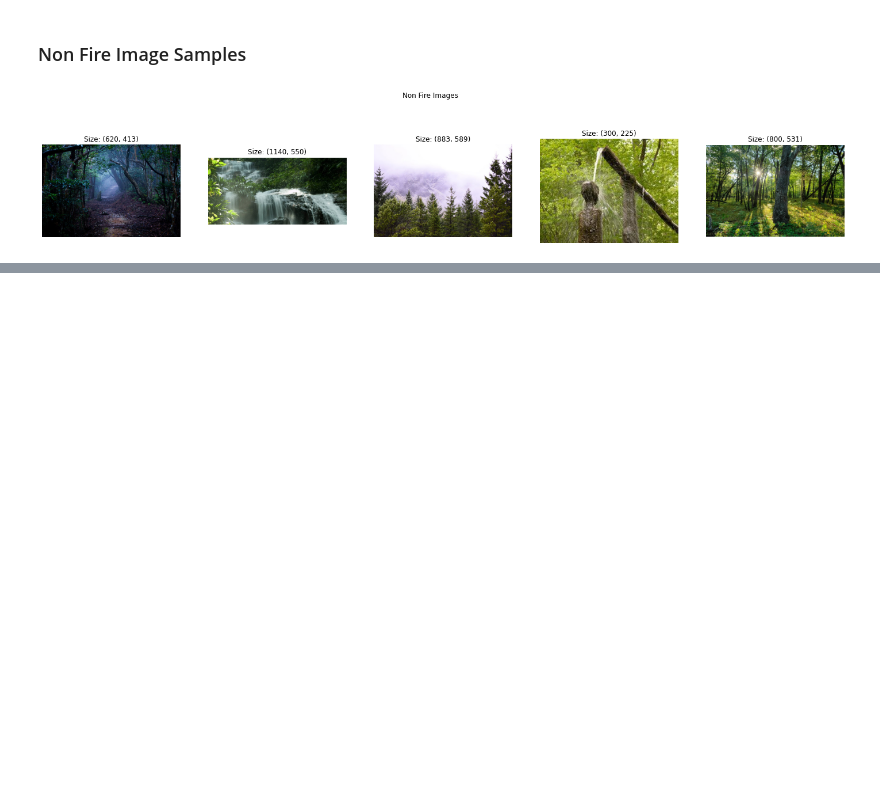
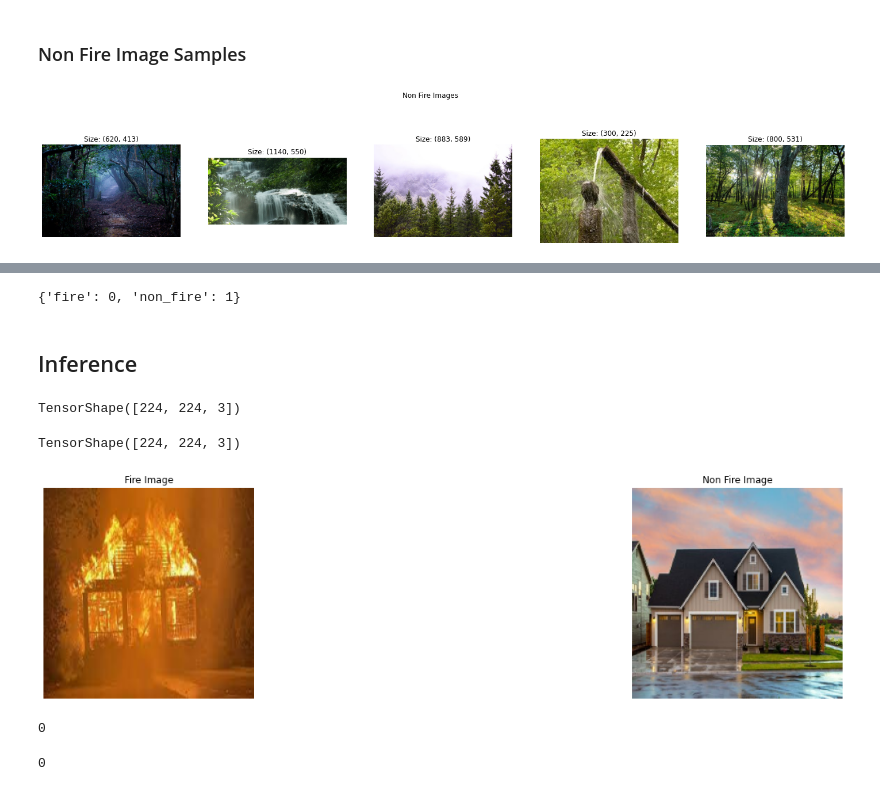
Before and after one commit to Penzragon/h8dsft_Milestone2P2, a Jupyter notebook: script.ipynb, the cells around one changed output, grey strips where cells are left out. Saved outputs shown, nothing was run; the diff lists cells and outputs as text; code cells hidden in the pictures; blank space fills up the shorter version.

```diff
--- a/script.ipynb
+++ b/script.ipynb
@@ -142,0 +252,40 @@ plt.show()
+# %%
+print(train_generator.class_indices)
+# %% [output]
+{'fire': 0, 'non_fire': 1}
+# %% [markdown]
+## Inference
+# %%
+from tensorflow.io import read_file
+from tensorflow.image import decode_image, resize
+
+def load_and_preprocess(filename, img_shape=224):
+  img = read_file(filename)
+  img = decode_image(img, channels=3)
+  img = resize(img, size=[img_shape, img_shape])
+  img = img/255.
+  return img
+# %%
+new_img1 = load_and_preprocess('fire.jpeg')
+new_img2 = load_and_preprocess('nonfire.jpeg')
+# %%
+new_img1.shape
+# %% [output]
+TensorShape([224, 224, 3])
+# %%
+new_img2.shape
+# %% [output]
+TensorShape([224, 224, 3])
+# %%
+plt.figure(figsize=(25, 5))
+plt.subplot(1, 2, 1)
+plt.imshow(new_img1)
+plt.title('Fire Image')
+plt.axis('off')
+plt.subplot(1, 2, 2)
+plt.imshow(new_img2)
+plt.title('Non Fire Image')
+plt.axis('off')
+plt.show()
+# %% [output]
+[figure, added]
@@ -142,0 +297,10 @@ plt.show()
+# %%
+res = model.predict(new_img1)
+res.argmax()
+# %% [output]
+0
+# %%
+res = model.predict(new_img2)
+res.argmax()
+# %% [output]
+0
```
Also changed, not shown: parts of 16 cells of this notebook.
